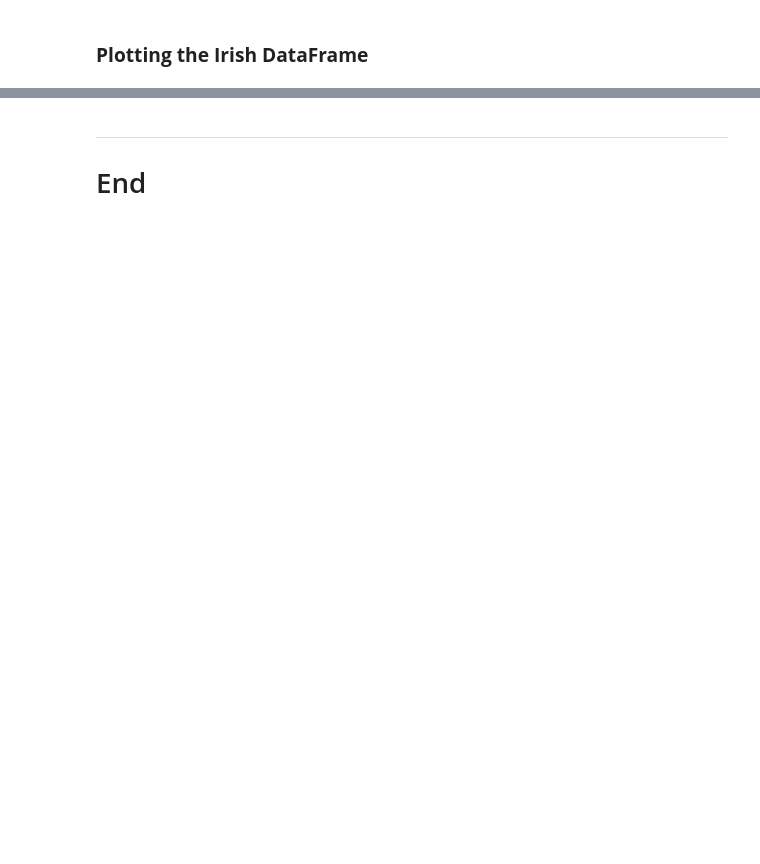
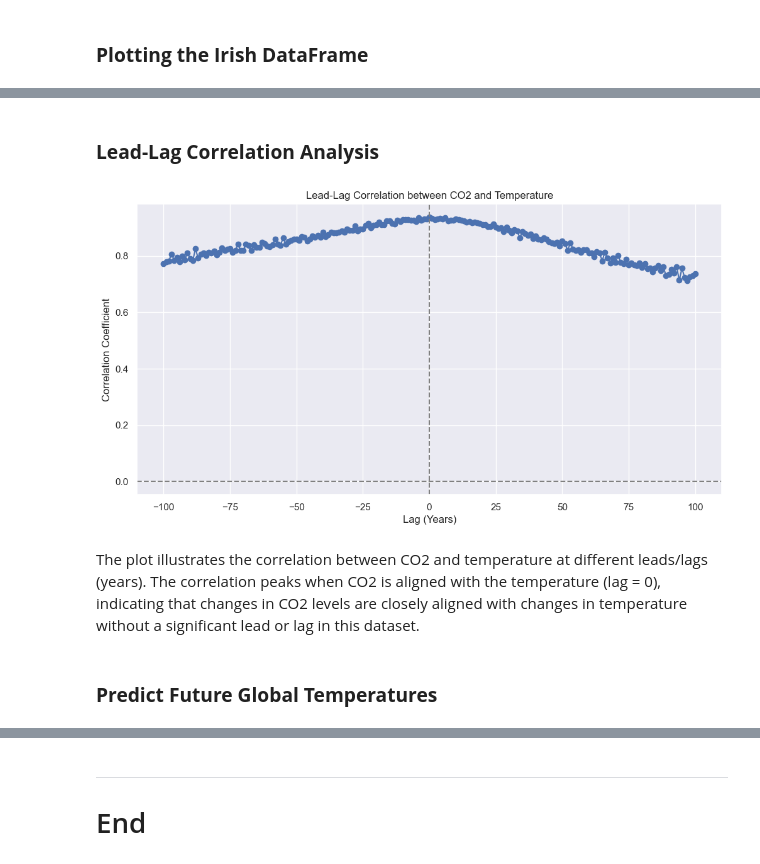
Before and after one commit to damienfarrell/prog-data-project-2, a Jupyter notebook: project_2.ipynb, the cells around one changed output, grey strips where cells are left out. Drawn from its saved outputs; the diff is of its cells as text; code cells hidden in the pictures; blank space fills up the shorter version.

```diff
--- a/project_2.ipynb
+++ b/project_2.ipynb
@@ -416,3 +432,31 @@ plt.tight_layout();
+# %% [markdown]
+### **Lead-Lag Correlation Analysis**
+# %%
+correlation_matrix = df.corr()
+
+lead_lag_steps = range(-100, 101)  # A range of 200 years before and after
+lead_lag_correlations = []
+
+for step in lead_lag_steps:
+    shifted_df = df[['temp (°C)', 'CO2 (ppmv)']].copy()
+    shifted_df['CO2 (ppmv)'] = shifted_df['CO2 (ppmv)'].shift(step)
+    corr = shifted_df.corr().iloc[0, 1]
+    lead_lag_correlations.append(corr)
+
+plt.figure(figsize=(12, 6))
+plt.plot(lead_lag_steps, lead_lag_correlations, marker='o')
+plt.title('Lead-Lag Correlation between CO2 and Temperature')
+plt.xlabel('Lag (Years)')
+plt.ylabel('Correlation Coefficient')
+plt.axhline(y=0, color='gray', linestyle='--')
+plt.axvline(x=0, color='gray', linestyle='--')
+plt.grid(True)
+# %% [output]
+[figure, added]
+# %% [markdown]
+The plot illustrates the correlation between CO2 and temperature at different leads/lags (years). The correlation peaks when CO2 is aligned with the temperature (lag = 0), indicating that changes in CO2 levels are closely aligned with changes in temperature without a significant lead or lag in this dataset.
+# %% [markdown]
+### **Predict Future Global Temperatures**
 # %% [markdown]
 Text Analysis
 
```
Also changed, not shown: parts of 16 cells of this notebook, 2 other files.
